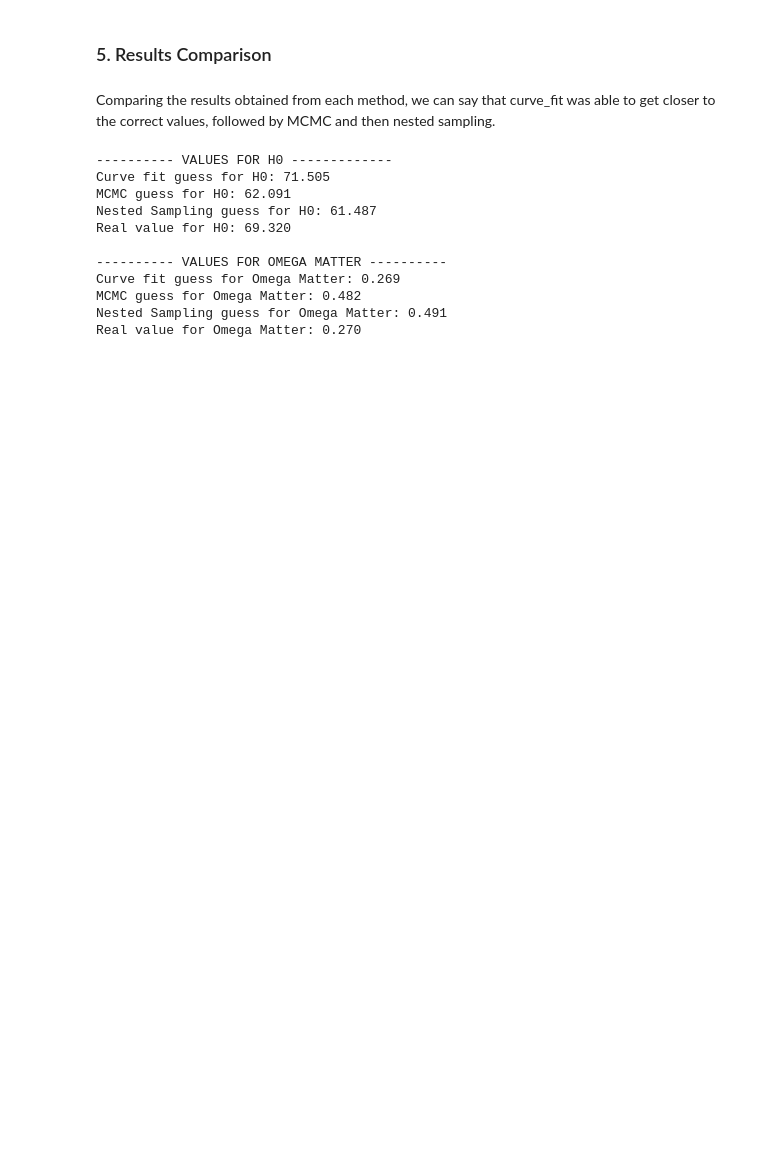
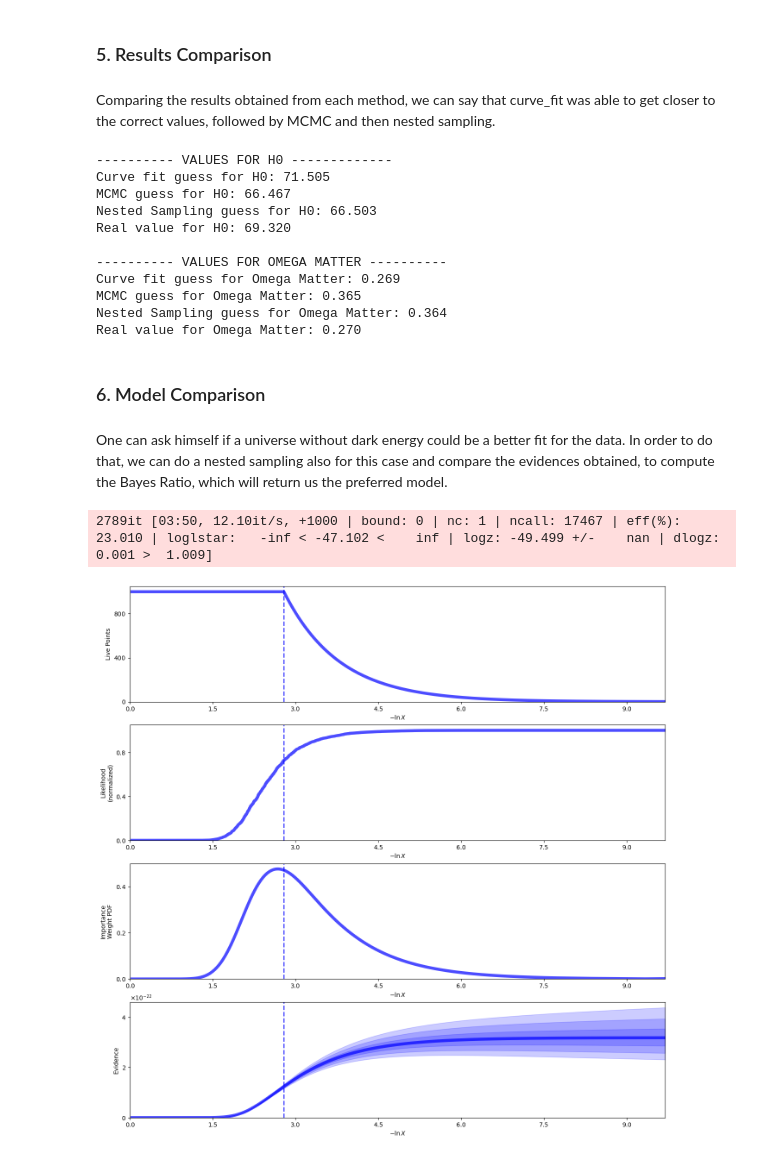
Before and after one commit to om-erika/astrostatistics_bicocca_2024, a Jupyter notebook: exam/L18_supernovae_distances_gpr.ipynb, the cells around one changed output. Saved outputs shown, nothing was run; the diff lists cells and outputs as text; code cells hidden in the pictures; blank space fills up the shorter version.

```diff
--- a/exam/L18_supernovae_distances_gpr.ipynb
+++ b/exam/L18_supernovae_distances_gpr.ipynb
@@ -291,26 +302,62 @@ Comparing the results obtained from each method, we can say that curve_fit was a
 # %%
 print('---------- VALUES FOR H0 -------------')
 print('Curve fit guess for H0: %.3f' %parameters[0])
-print('MCMC guess for H0: %.3f' %np.median(sampler_mcmc.get_chain(discard=burn, thin=thin,flat = True)[:, 0]))
-print('Nested Sampling guess for H0: %.3f' %[dyfunc.quantile(samps, [0.5], weights=weights_nested)
-             for samps in samples_nested.T][0][0])
+print('MCMC guess for H0: %.3f' %max_posterior_mcmc[0])
+print('Nested Sampling guess for H0: %.3f' %max_posterior_nested[0])
 print('Real value for H0: %.3f \n' % cosmo.H(0).value)
 
 print('---------- VALUES FOR OMEGA MATTER ----------')
 print('Curve fit guess for Omega Matter: %.3f' %parameters[1])
-print('MCMC guess for Omega Matter: %.3f' %np.median(sampler_mcmc.get_chain(discard=burn, thin=thin,flat = True)[:, 1]))
-print('Nested Sampling guess for Omega Matter: %.3f' %[dyfunc.quantile(samps, [0.5], weights=weights_nested)
-             for samps in samples_nested.T][1][0])
+print('MCMC guess for Omega Matter: %.3f' %max_posterior_mcmc[1])
+print('Nested Sampling guess for Omega Matter: %.3f' %max_posterior_nested[1])
 print('Real value for Omega Matter: %.3f' % 0.27)
 # %% [output]
 ---------- VALUES FOR H0 -------------
 Curve fit guess for H0: 71.505
-MCMC guess for H0: 62.091
-Nested Sampling guess for H0: 61.487
+MCMC guess for H0: 66.467
+Nested Sampling guess for H0: 66.503
 Real value for H0: 69.320
 
 ---------- VALUES FOR OMEGA MATTER ----------
 Curve fit guess for Omega Matter: 0.269
-MCMC guess for Omega Matter: 0.482
-Nested Sampling guess for Omega Matter: 0.491
+MCMC guess for Omega Matter: 0.365
+Nested Sampling guess for Omega Matter: 0.364
 Real value for Omega Matter: 0.270
+# %% [markdown]
+### 6. Model Comparison
+# %% [markdown]
+One can ask himself if a universe without dark energy could be a better fit for the data. In order to do that, we can do a nested sampling also for this case and compare the evidences obtained, to compute the Bayes Ratio, which will return us the preferred model.
+# %%
+ndim = 1
+
+H_min, H_max = 30.0, 100.0
+
+d = (10*u.pc).to(u.Mpc).value
+def mu_func_no_dark(theta, z_sample):
+    H_0 = theta
+    y = []
+    for zeta in z_sample:
+        integral = quad(lambda x: np.sqrt((1+x)**3)**(-1), 0, zeta)[0]
+        y.append(5*np.log10((const.c.to(u.km/u.s).value/H_0)/d*(1+zeta)*integral))
+    return np.array(y)
+
+def log_likelihood_no_dark(theta):
+    H_0 = float(theta)
+    model = mu_func_no_dark(H_0,z_sample)
+    return -0.5 * np.sum((mu_sample - model) ** 2 / dmu**2)
+
+
+def prior_transform_no_dark(u):
+    uH = u
+    H = H_min + uH  *(H_max-H_min)
+    return H
+
+dsampler_no_dark = dynesty.NestedSampler(log_likelihood_no_dark, prior_transform_no_dark, ndim,nlive=1000)
+dsampler_no_dark.run_nested()
+dresults_no_dark = dsampler_no_dark.results
+# %% [output]
+2789it [03:50, 12.10it/s, +1000 | bound: 0 | nc: 1 | ncall: 17467 | eff(%): 23.010 | loglstar:   -inf < -47.102 <    inf | logz: -49.499 +/-    nan | dlogz:  0.001 >  1.009]
+# %%
+fig, axes = dyplot.runplot(dresults_no_dark)
+# %% [output]
+[figure, added]
```
Also changed, not shown: parts of 12 cells of this notebook.
